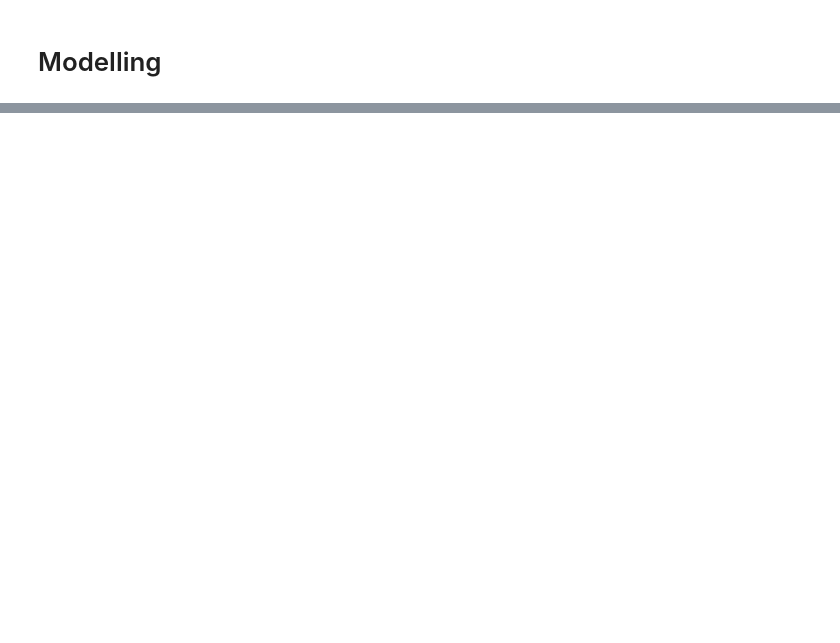
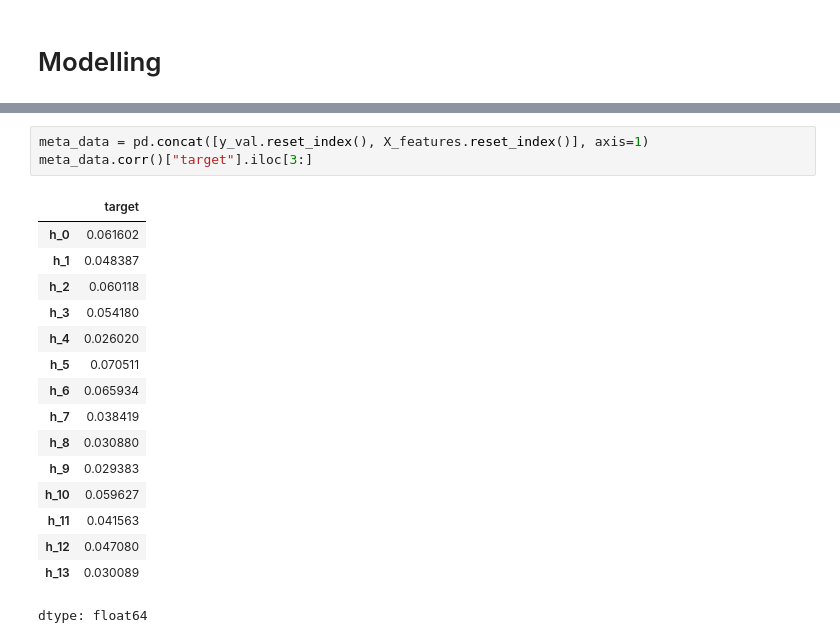
Before and after one commit to otabrzak/aitah-analysis, a Jupyter notebook: notebook_hypothesis_testing.ipynb, the cells around one changed output, grey strips where cells are left out. Drawn from its saved outputs; the diff is of its cells as text; blank space fills up the shorter version.

```diff
--- a/notebook_hypothesis_testing.ipynb
+++ b/notebook_hypothesis_testing.ipynb
@@ -131,0 +231,20 @@ weighted avg       0.62      0.61      0.61        31
+# %%
+meta_data = pd.concat([y_val.reset_index(), X_features.reset_index()], axis=1)
+meta_data.corr()["target"].iloc[3:]
+# %% [output]
+|  | target |
+| h_0 | 0.061602 |
+| h_1 | 0.048387 |
+| h_2 | 0.060118 |
+| h_3 | 0.054180 |
+| h_4 | 0.026020 |
+| h_5 | 0.070511 |
+| h_6 | 0.065934 |
+| h_7 | 0.038419 |
+| h_8 | 0.030880 |
+| h_9 | 0.029383 |
+| h_10 | 0.059627 |
+| h_11 | 0.041563 |
+| h_12 | 0.047080 |
+| h_13 | 0.030089 |
+dtype: float64
```
Also changed, not shown: parts of 7 cells of this notebook.
